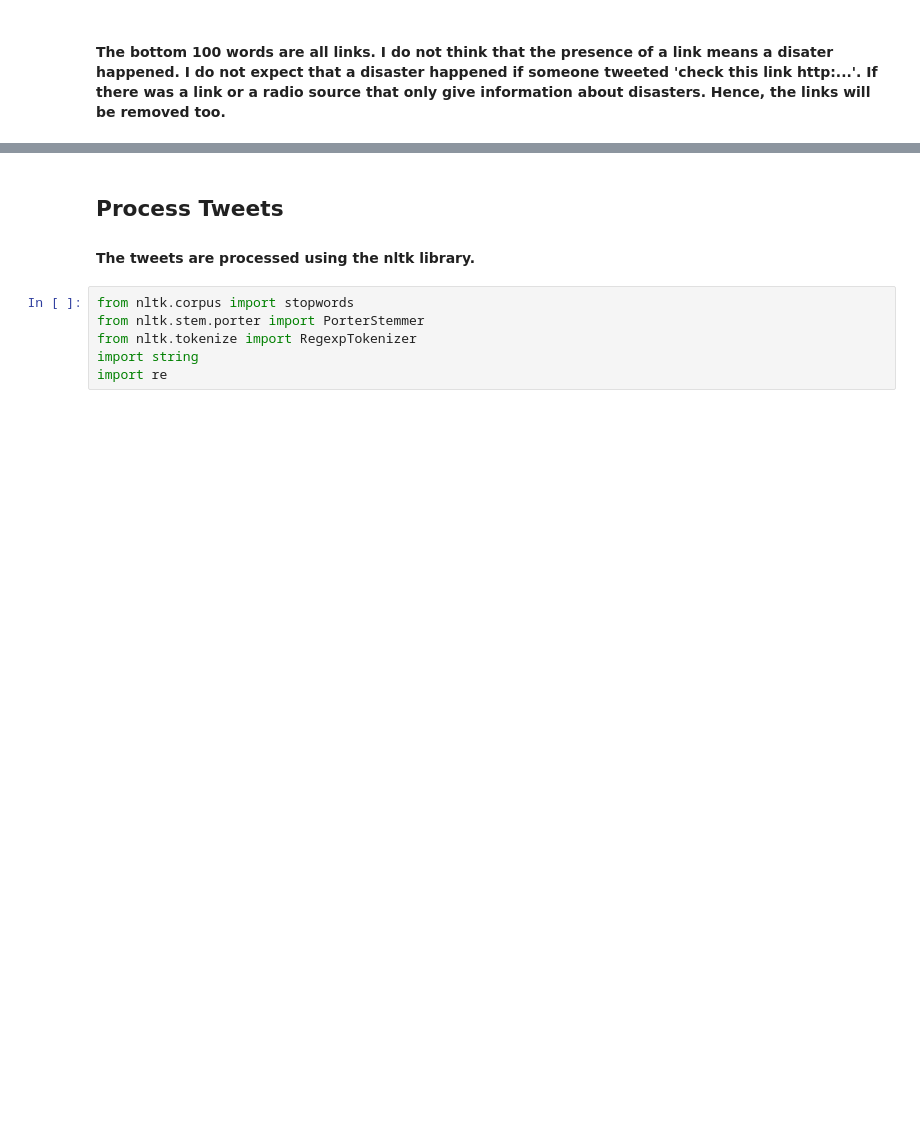
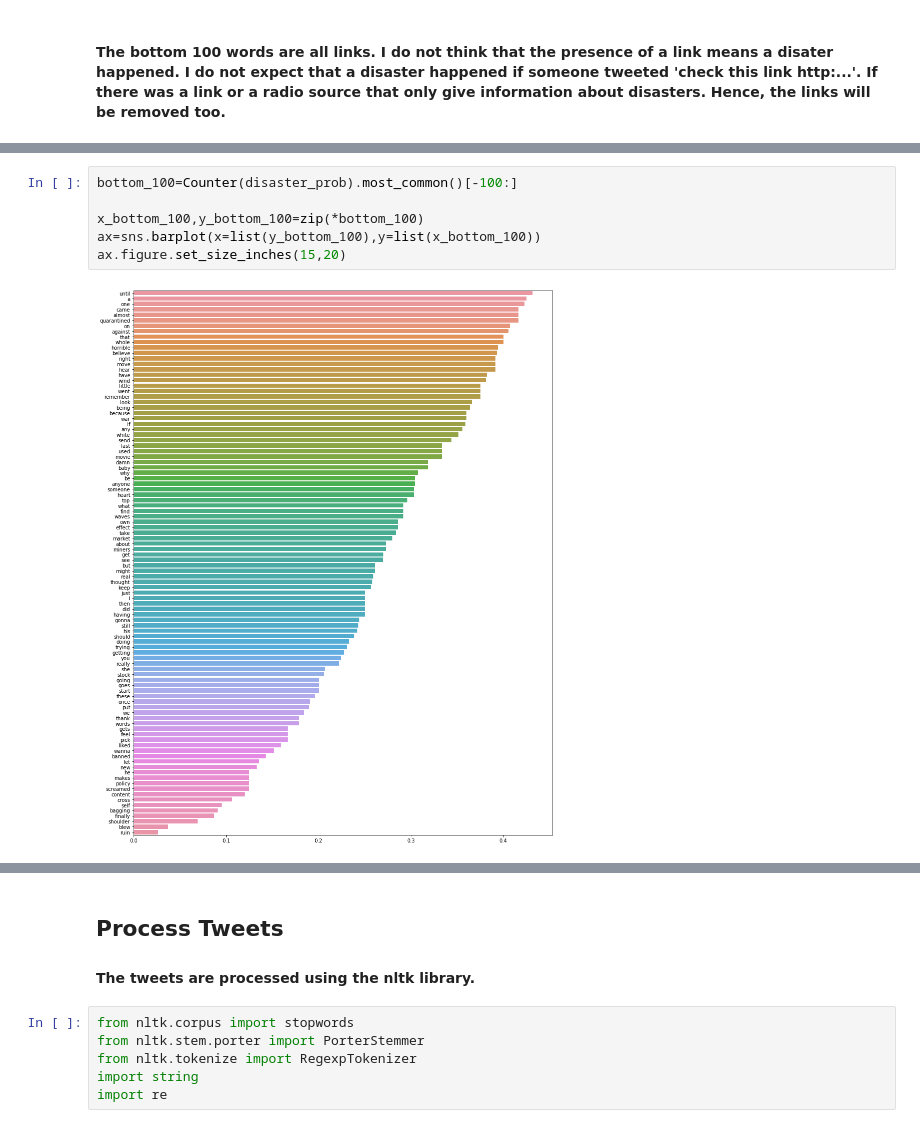
Before and after one commit to fadi-8/Disaster-Tweets, a Jupyter notebook: Disaster Tweets (Preprocessing).ipynb, the cells around one changed output, grey strips where cells are left out. Cells and saved outputs as stored; diff of their text form; blank space fills up the shorter version.

```diff
--- a/Disaster Tweets (Preprocessing).ipynb
+++ b/Disaster Tweets (Preprocessing).ipynb
@@ -324,0 +766,8 @@ The bottom 100 words are all links. I do not think that the presence of a link m
+# %%
+bottom_100=Counter(disaster_prob).most_common()[-100:]
+
+x_bottom_100,y_bottom_100=zip(*bottom_100)
+ax=sns.barplot(x=list(y_bottom_100),y=list(x_bottom_100))
+ax.figure.set_size_inches(15,20)
+# %% [output]
+[figure, added]
```
Also changed, not shown: parts of 38 cells of this notebook, 1 other file.
